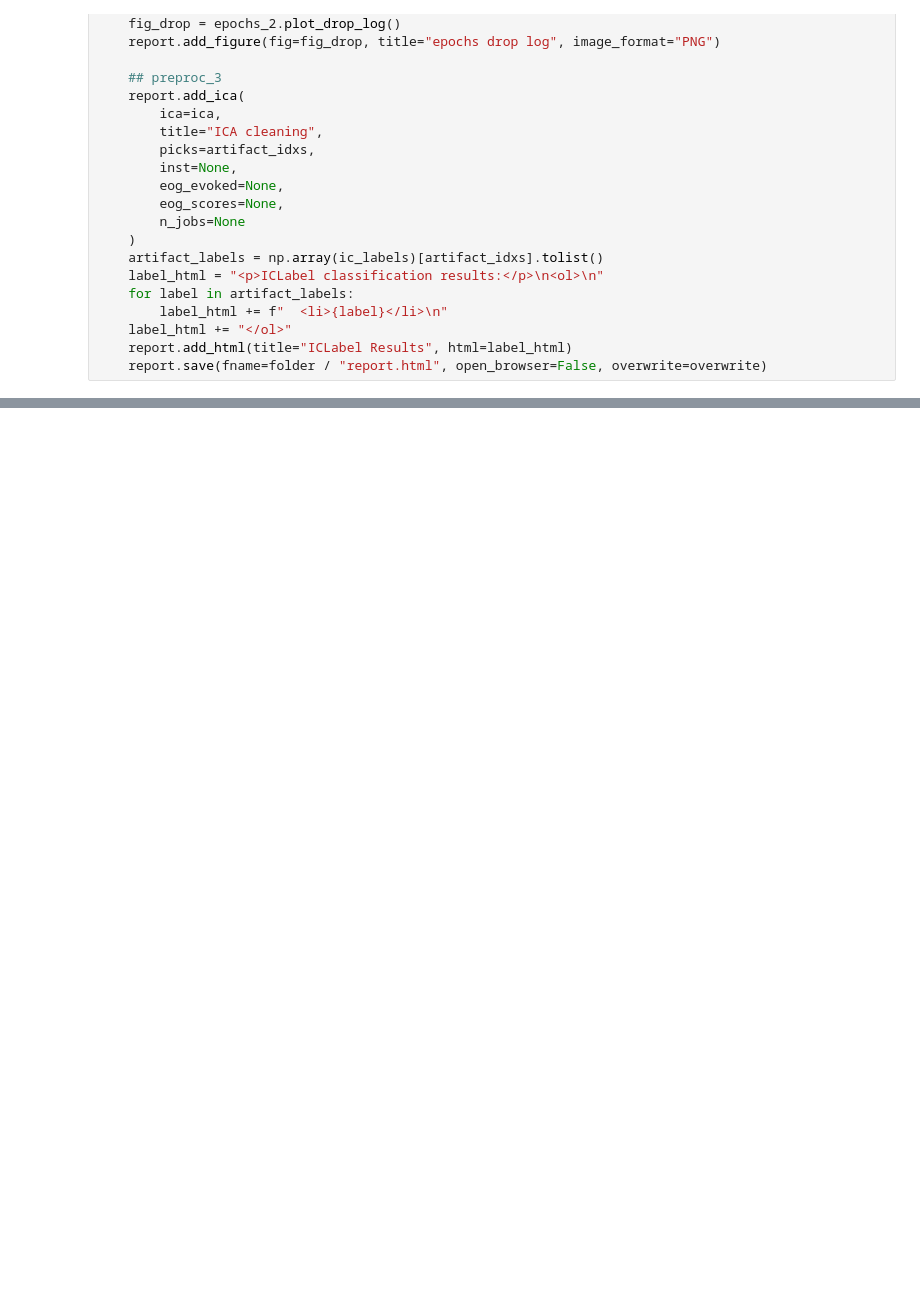
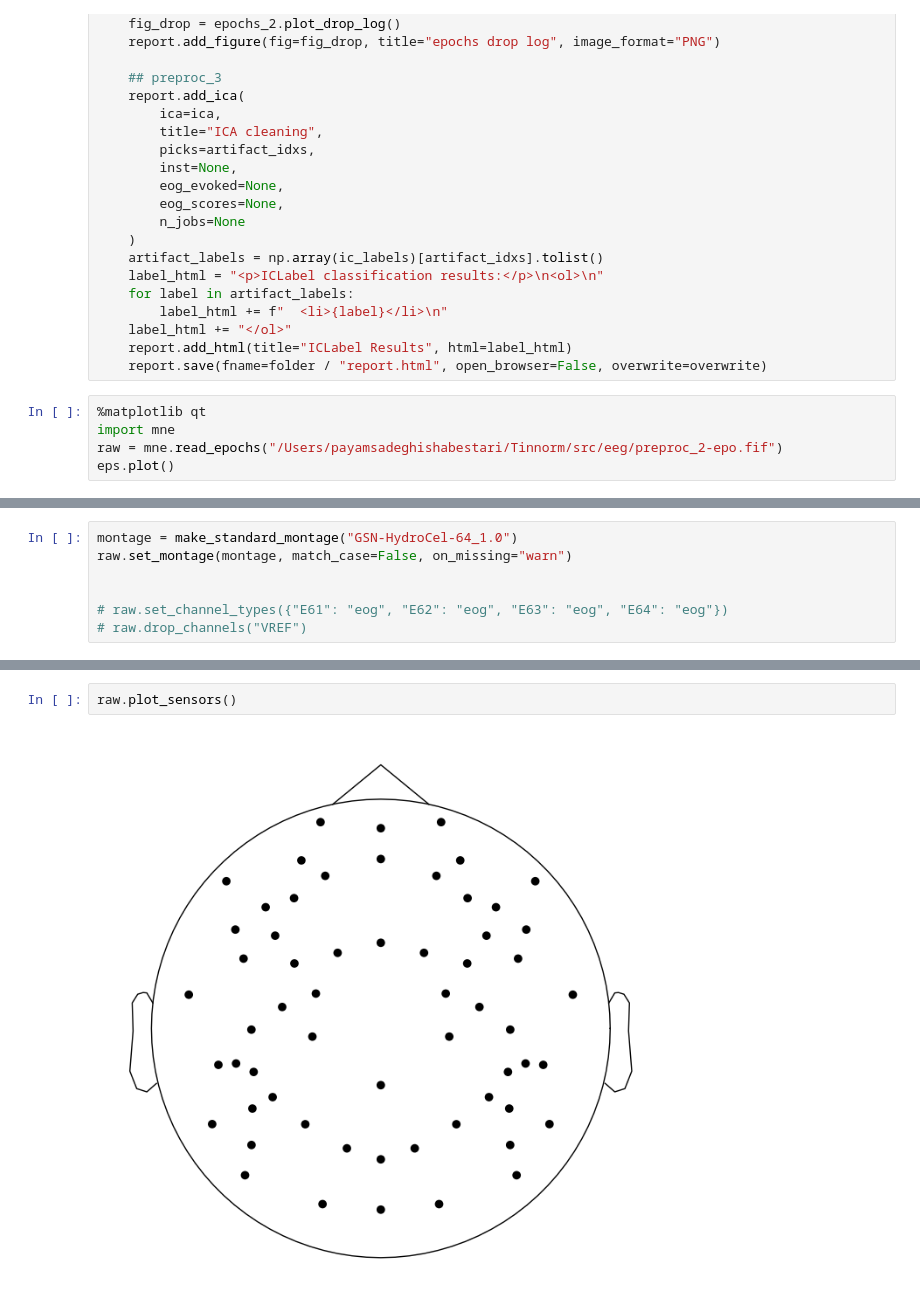
Before and after one commit to payamsash/Tinnorm, a Jupyter notebook: src/main.ipynb, the cells around one changed output, grey strips where cells are left out. Saved outputs shown, nothing was run; the diff lists cells and outputs as text; blank space fills up the shorter version.

```diff
--- a/src/main.ipynb
+++ b/src/main.ipynb
@@ -180,3 +180,8 @@ def preprocess(subject_id, bids_root=bids_root):
     label_html += "</ol>"
     report.add_html(title="ICLabel Results", html=label_html)
     report.save(fname=folder / "report.html", open_browser=False, overwrite=overwrite)
+# %%
+%matplotlib qt
+import mne
+raw = mne.read_epochs("/Users/payamsadeghishabestari/Tinnorm/src/eeg/preproc_2-epo.fif")
+eps.plot()
@@ -182,0 +204,7 @@ def preprocess(subject_id, bids_root=bids_root):
+# %%
+montage = make_standard_montage("GSN-HydroCel-64_1.0")
+raw.set_montage(montage, match_case=False, on_missing="warn")
+
+
+# raw.set_channel_types({"E61": "eog", "E62": "eog", "E63": "eog", "E64": "eog"})
+# raw.drop_channels("VREF")
@@ -182,0 +258,4 @@ def preprocess(subject_id, bids_root=bids_root):
+# %%
+raw.plot_sensors()
+# %% [output]
+[figure, added]
```
Also changed, not shown: parts of 13 cells of this notebook.
